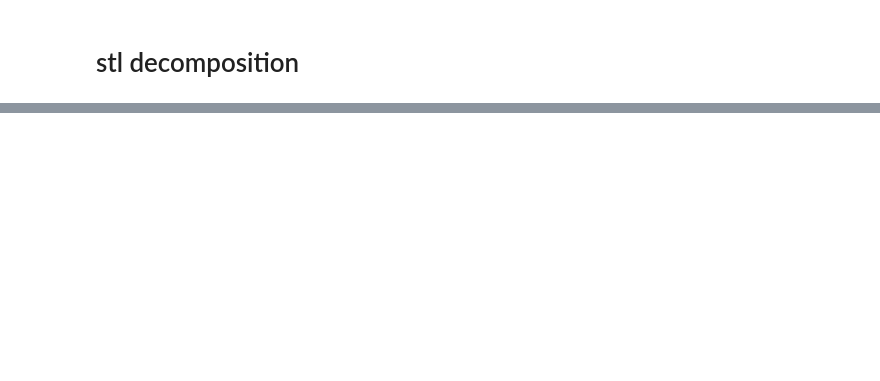
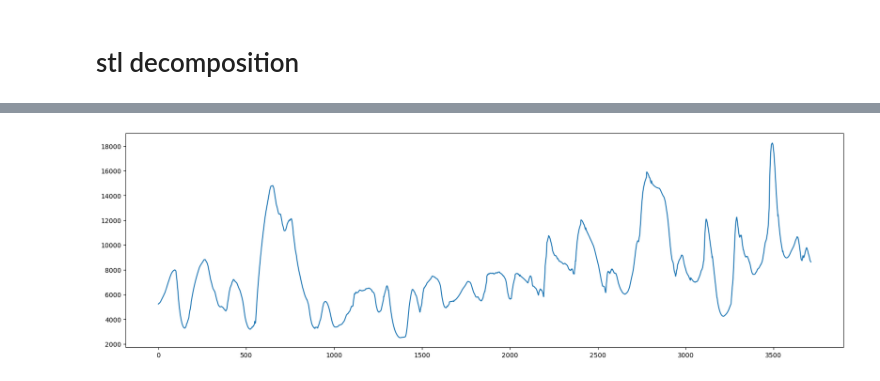
Before and after one commit to SS-Sid/Commodity_Forecasting, a Jupyter notebook: pipeline.ipynb, the cells around one changed output, grey strips where cells are left out. Drawn from its saved outputs; the diff is of its cells as text; code cells hidden in the pictures; blank space fills up the shorter version.

```diff
--- a/pipeline.ipynb
+++ b/pipeline.ipynb
@@ -921,7 +958,9 @@ plt.show()
 # %%
-# season_adjusted = train_df[target_column] - result.seasonal
+season_adjusted = train_df[target_column] / result.seasonal
 # %%
-# plt.figure(figsize=(20, 6))
-# plt.plot(season_adjusted)
-# plt.show()
+plt.figure(figsize=(20, 6))
+plt.plot(season_adjusted)
+plt.show()
+# %% [output]
+[figure, added]
 # %%
```
Also changed, not shown: parts of 30 cells of this notebook, 2 other files.
